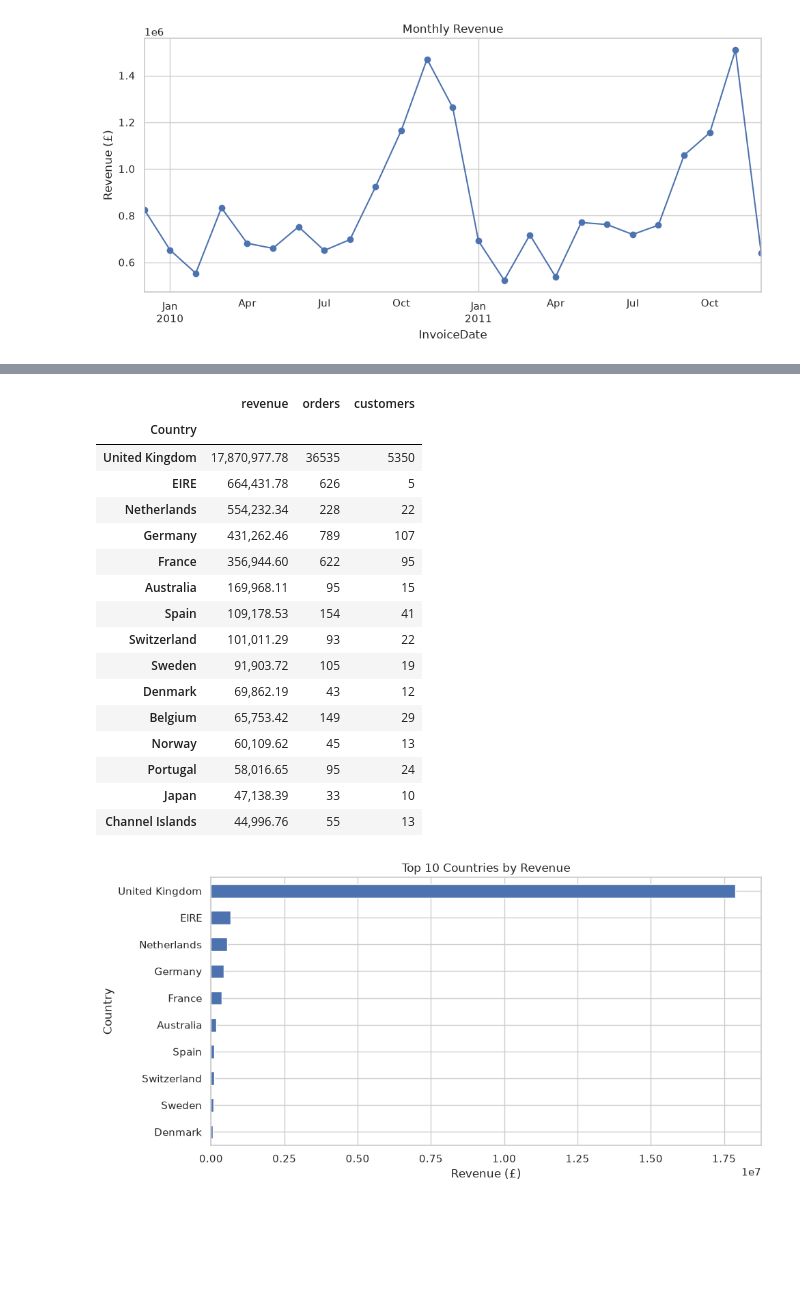
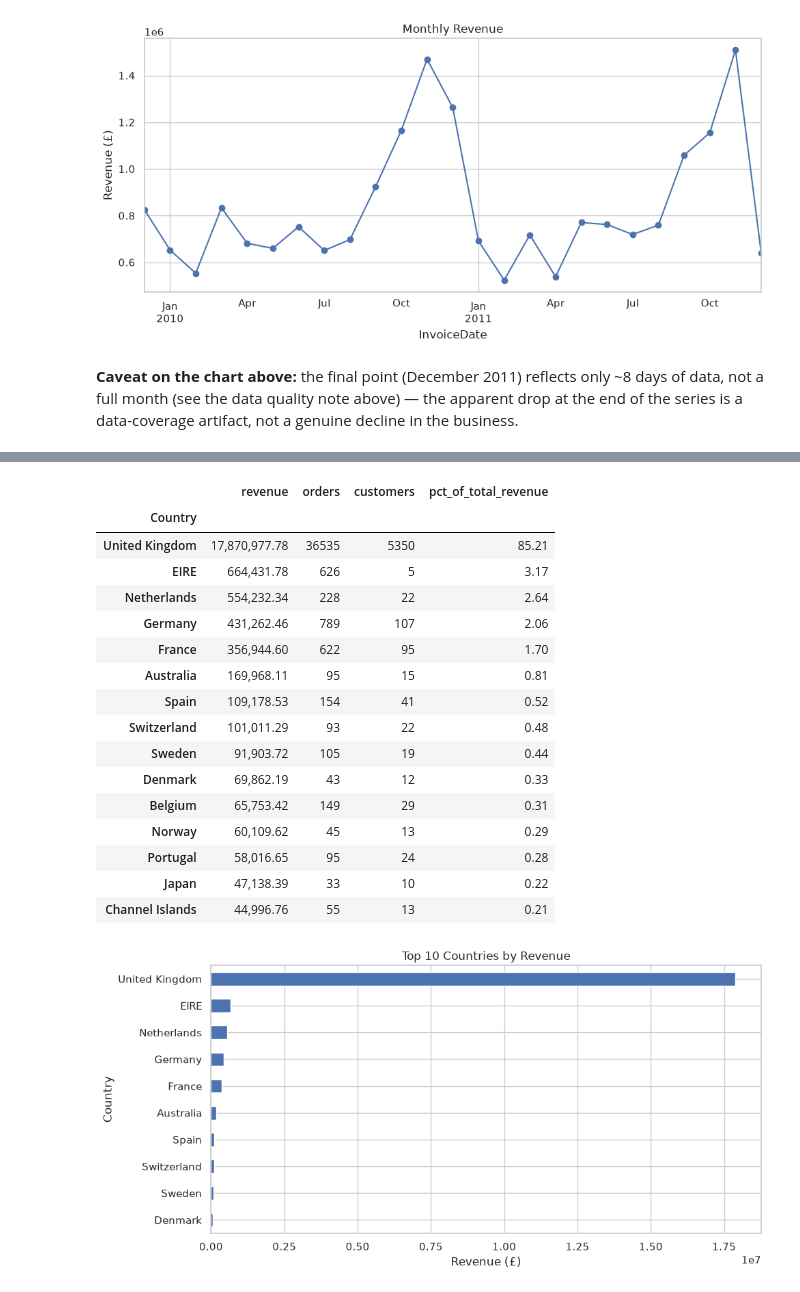
Before and after one commit to sunandst4rs/apurva_synaptiq_hw, a Jupyter notebook: exercise_2/apurva_synaptiq_online_retail_eda.ipynb, the cells around one changed output, grey strips where cells are left out. Drawn from its saved outputs; the diff is of its cells as text; code cells hidden in the pictures; blank space fills up the shorter version.

```diff
--- a/exercise_2/apurva_synaptiq_online_retail_eda.ipynb
+++ b/exercise_2/apurva_synaptiq_online_retail_eda.ipynb
@@ -60,7 +61,8 @@ df.head()
 df.columns = [c.strip() for c in df.columns]
 rename_map = {'Customer ID': 'CustomerID'}
 df = df.rename(columns={k: v for k, v in rename_map.items() if k in df.columns})
-df.dtypes
+df['CustomerID'] = df['CustomerID'].astype('Int64')  # nullable integer — keeps NaNs, drops the float formatting
+print(df.dtypes)
 # %% [output]
 Invoice            str
 StockCode          str
@@ -216,6 +239,8 @@ plt.tight_layout()
 plt.show()
 # %% [output]
 [figure]
+# %% [markdown]
+**Caveat on the chart above:** the final point (December 2011) reflects only ~8 days of data, not a full month (see the data quality note above) — the apparent drop at the end of the series is a data-coverage artifact, not a genuine decline in the business.
 # %%
 # Top products by revenue
 top_products = (sales.groupby('Description')['Revenue']
@@ -244,29 +269,32 @@ Name: Revenue, dtype: float64
 # %%
 # Revenue and order concentration by country
 by_country = sales.groupby('Country').agg(
     revenue=('Revenue', 'sum'),
     orders=('Invoice', 'nunique'),
     customers=('CustomerID', 'nunique')
 ).sort_values('revenue', ascending=False)
+
+by_country['pct_of_total_revenue'] = (by_country['revenue'] / by_country['revenue'].sum() * 100).round(2)
+
 by_country.head(15)
 # %% [output]
-|  | revenue | orders | customers |
-| Country |  |  |  |
-| United Kingdom | 17,870,977.78 | 36535 | 5350 |
-| EIRE | 664,431.78 | 626 | 5 |
-| Netherlands | 554,232.34 | 228 | 22 |
-| Germany | 431,262.46 | 789 | 107 |
-| France | 356,944.60 | 622 | 95 |
-| Australia | 169,968.11 | 95 | 15 |
-| Spain | 109,178.53 | 154 | 41 |
-| Switzerland | 101,011.29 | 93 | 22 |
-| Sweden | 91,903.72 | 105 | 19 |
-| Denmark | 69,862.19 | 43 | 12 |
-| Belgium | 65,753.42 | 149 | 29 |
-| Norway | 60,109.62 | 45 | 13 |
-| Portugal | 58,016.65 | 95 | 24 |
-| Japan | 47,138.39 | 33 | 10 |
-| Channel Islands | 44,996.76 | 55 | 13 |
+|  | revenue | orders | customers | pct_of_total_revenue |
+| Country |  |  |  |  |
+| United Kingdom | 17,870,977.78 | 36535 | 5350 | 85.21 |
+| EIRE | 664,431.78 | 626 | 5 | 3.17 |
+| Netherlands | 554,232.34 | 228 | 22 | 2.64 |
+| Germany | 431,262.46 | 789 | 107 | 2.06 |
+| France | 356,944.60 | 622 | 95 | 1.70 |
+| Australia | 169,968.11 | 95 | 15 | 0.81 |
+| Spain | 109,178.53 | 154 | 41 | 0.52 |
+| Switzerland | 101,011.29 | 93 | 22 | 0.48 |
+| Sweden | 91,903.72 | 105 | 19 | 0.44 |
+| Denmark | 69,862.19 | 43 | 12 | 0.33 |
+| Belgium | 65,753.42 | 149 | 29 | 0.31 |
+| Norway | 60,109.62 | 45 | 13 | 0.29 |
+| Portugal | 58,016.65 | 95 | 24 | 0.28 |
+| Japan | 47,138.39 | 33 | 10 | 0.22 |
+| Channel Islands | 44,996.76 | 55 | 13 | 0.21 |
 # %%
 fig, ax = plt.subplots()
 by_country.head(10)['revenue'].sort_values().plot(kind='barh', ax=ax)
```
Also changed, not shown: parts of 18 cells of this notebook.
